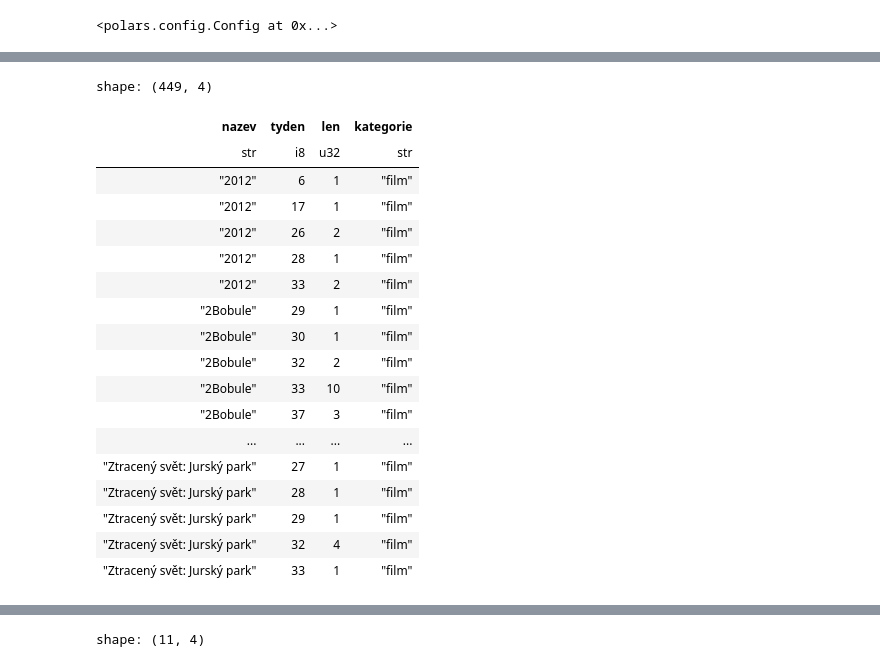
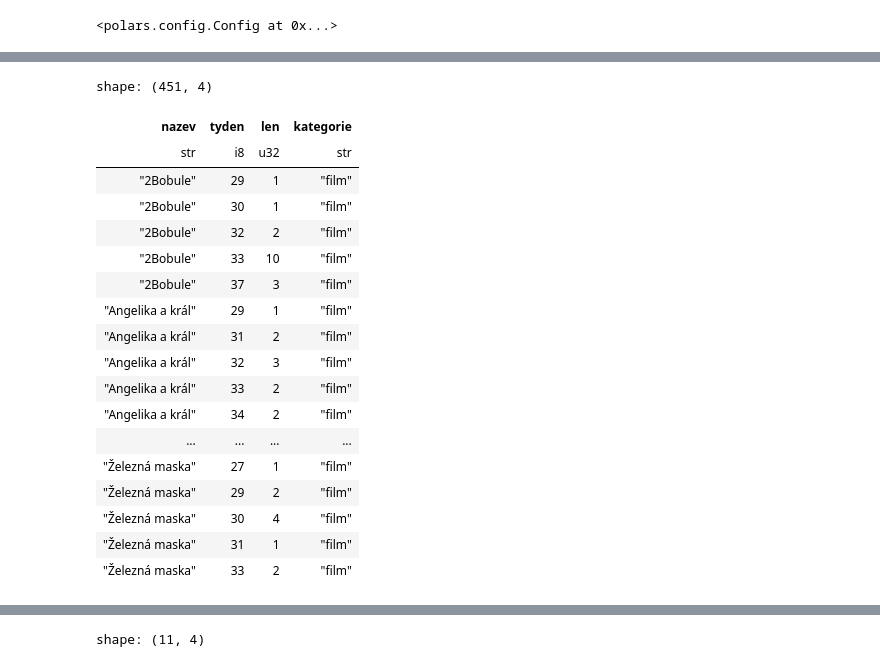
Before and after one commit to DataRozhlas/televizni-programy, a Jupyter notebook: 104_leto.ipynb, the cells around one changed output, grey strips where cells are left out. Cells and saved outputs as stored; diff of their text form; code cells hidden in the pictures.

Commit message:
léto-graf

```diff
--- a/104_leto.ipynb
+++ b/104_leto.ipynb
@@ -173,7 +174,11 @@ nechceme = [
     "Záchranáři",
     "Máma",
     "Helena",
-    "Hodinový manžel"
+    "Hodinový manžel",
+    "Uvolněte se, prosím",
+    "Vinaři",
+    "Kameňák",
+    "Etiketa"
 ]
 # %%
 filmy = kategorie.filter(pl.col('kategorie') == 'film').filter(~pl.col('nazev').is_in(nechceme)).select(pl.col('nazev')).to_series().to_list()
@@ -189,5 +216,5 @@ shape: (2, 4)
 # %%
-letni_filmy = pomer.filter(pl.col('nazev').is_in(filmy)).filter(pl.col('v_lete') >= 5).sort(by='pomer',descending=True).with_columns(pl.lit("film").alias("kategorie")).head(50)
+letni_filmy = pomer.filter(pl.col('nazev').is_in(filmy)).filter(pl.col('v_lete') >= 8).sort(by='pomer',descending=True).with_columns(pl.lit("film").alias("kategorie")).head(50)
 letni_filmy
 # %% [output]
 shape: (50, 5)
@@ -235,7 +262,7 @@ shape: (50, 5)
 # %%
 letni_televize = pl.concat(
     [letni_filmy, letni_serialy]
-).sort(by='pomer',descending=True).filter((pl.col('pomer') >= 2) | (pl.col('pomer').is_null()))
+).sort(by='pomer',descending=True).filter((pl.col('pomer') >= 2.2) | (pl.col('pomer').is_null()))
 # %%
 letni_televize
 # %% [output]
@@ -327,27 +310,40 @@ shape: (3_899, 2)
+# %%
+nechceme_urls = ['serial/kamenak/163648']
 # %%
 vyber_strojovy = letni_televize.filter(~pl.col('nazev').is_in(nechceme)).select(pl.col('nazev')).to_series().to_list()
-graf = df.filter(pl.col('nazev').is_in(vyber_strojovy)).filter(pl.col("kanal").is_in(zajima_nas)).group_by(['nazev','tyden']).len().join(
+
+graf = df.filter(
+    pl.col("rok").is_between(2015,2024)
+).filter(
+    pl.col('nazev').is_in(vyber_strojovy)
+).filter(
+    ~pl.col('url').is_in(nechceme_urls)
+).filter(
+    pl.col("kanal").is_in(zajima_nas)
+).group_by(
+    ['nazev','tyden']
+).len().join(
     kategorie, on="nazev", how="left"
 )
 
 graf.sort(by=['nazev','tyden'])
 # %% [output]
-shape: (449, 4)
+shape: (451, 4)
 | nazev | tyden | len | kategorie |
 | str | i8 | u32 | str |
-| "2012" | 6 | 1 | "film" |
-| "2012" | 17 | 1 | "film" |
-| "2012" | 26 | 2 | "film" |
-| "2012" | 28 | 1 | "film" |
-| "2012" | 33 | 2 | "film" |
 | "2Bobule" | 29 | 1 | "film" |
 | "2Bobule" | 30 | 1 | "film" |
 | "2Bobule" | 32 | 2 | "film" |
 | "2Bobule" | 33 | 10 | "film" |
 | "2Bobule" | 37 | 3 | "film" |
+| "Angelika a král" | 29 | 1 | "film" |
+| "Angelika a král" | 31 | 2 | "film" |
+| "Angelika a král" | 32 | 3 | "film" |
+| "Angelika a král" | 33 | 2 | "film" |
+| "Angelika a král" | 34 | 2 | "film" |
 | ... | ... | ... | ... |
-| "Ztracený svět: Jurský park" | 27 | 1 | "film" |
-| "Ztracený svět: Jurský park" | 28 | 1 | "film" |
-| "Ztracený svět: Jurský park" | 29 | 1 | "film" |
-| "Ztracený svět: Jurský park" | 32 | 4 | "film" |
-| "Ztracený svět: Jurský park" | 33 | 1 | "film" |
+| "Železná maska" | 27 | 1 | "film" |
+| "Železná maska" | 29 | 2 | "film" |
+| "Železná maska" | 30 | 4 | "film" |
+| "Železná maska" | 31 | 1 | "film" |
+| "Železná maska" | 33 | 2 | "film" |
```
Also changed, not shown: parts of 46 cells of this notebook, 4 other files.
